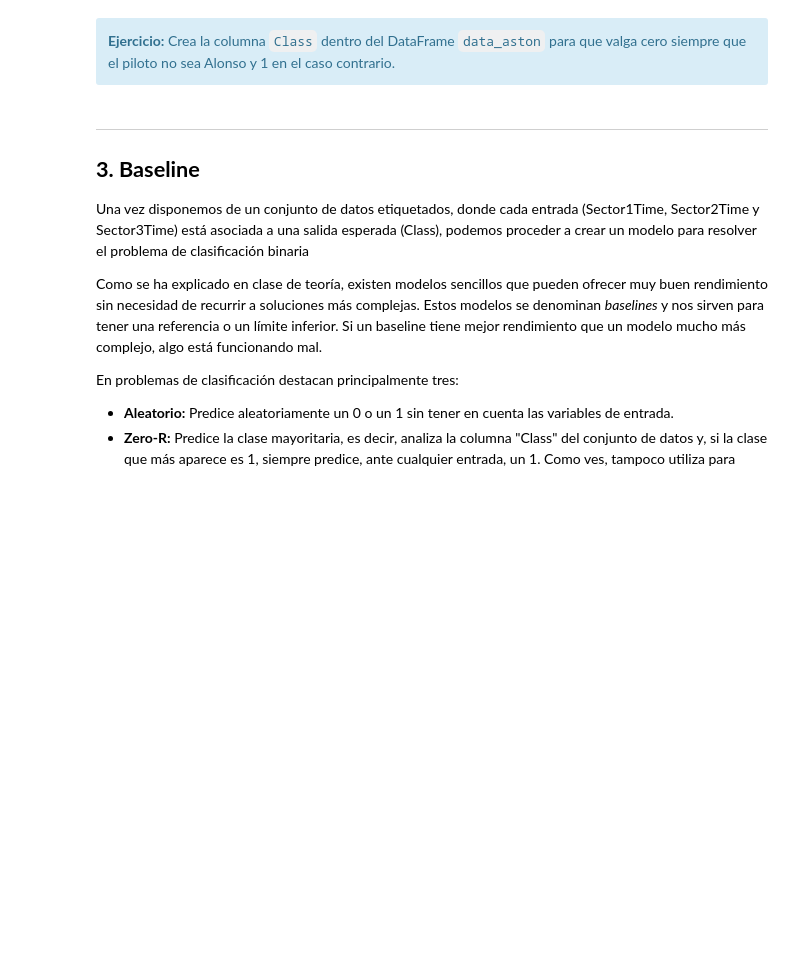
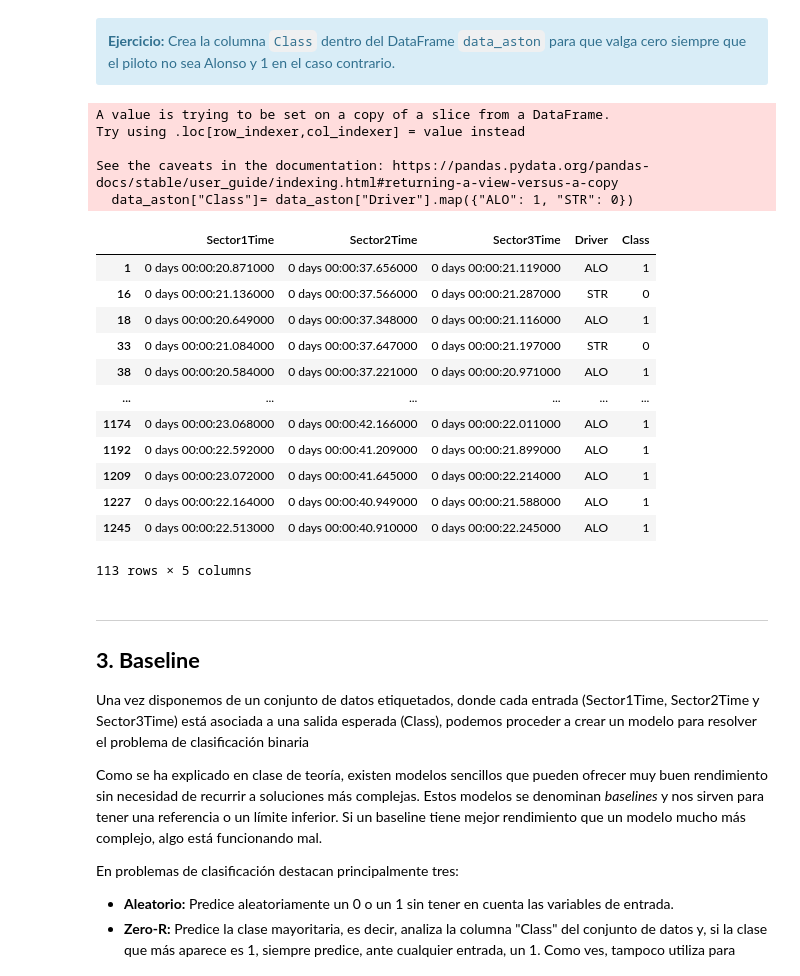
Before and after one commit to medinafdzz/Sistemas-Inteligentes, a Jupyter notebook: prácticas/ES/P3/P3.1-Clasificación.ipynb, the cells around one changed output. Saved outputs shown, nothing was run; the diff lists cells and outputs as text; code cells hidden in the pictures; blank space fills up the shorter version.

```diff
--- a/prácticas/ES/P3/P3.1-Clasificación.ipynb
+++ b/prácticas/ES/P3/P3.1-Clasificación.ipynb
@@ -42,0 +41,9 @@ data = pd.read_pickle("https://raw.githubusercontent.com/AIC-Uniovi/Sistemas-Int
+# %%
+# Tu código aquí
+aston = data.loc[(data["Driver"]== "ALO") | (data["Driver"]=="STR")]
+
+data_aston = aston[["Sector1Time", "Sector2Time", "Sector3Time", "Driver"]]
+
+data_aston["Sector1Time"].dt.total_seconds()
+data_aston["Sector2Time"].dt.total_seconds()
+data_aston["Sector3Time"].dt.total_seconds()
@@ -55,3 +73,30 @@ Si la predicción del modelo es $0$, o menor de $0.5$, nos estará diciendo que
+# %%
+# Tu código aquí
+data_aston["Class"]= data_aston["Driver"].map({"ALO": 1, "STR": 0})
+
+data_aston["Class2"]= 0
+
+for index,driver in data_aston["Driver"]:
+    print(index)
+# %% [output]
+A value is trying to be set on a copy of a slice from a DataFrame.
+Try using .loc[row_indexer,col_indexer] = value instead
+
+See the caveats in the documentation: https://pandas.pydata.org/pandas-docs/stable/user_guide/indexing.html#returning-a-view-versus-a-copy
+  data_aston["Class"]= data_aston["Driver"].map({"ALO": 1, "STR": 0})
+|  | Sector1Time | Sector2Time | Sector3Time | Driver | Class |
+| 1 | 0 days 00:00:20.871000 | 0 days 00:00:37.656000 | 0 days 00:00:21.119000 | ALO | 1 |
+| 16 | 0 days 00:00:21.136000 | 0 days 00:00:37.566000 | 0 days 00:00:21.287000 | STR | 0 |
+| 18 | 0 days 00:00:20.649000 | 0 days 00:00:37.348000 | 0 days 00:00:21.116000 | ALO | 1 |
+| 33 | 0 days 00:00:21.084000 | 0 days 00:00:37.647000 | 0 days 00:00:21.197000 | STR | 0 |
+| 38 | 0 days 00:00:20.584000 | 0 days 00:00:37.221000 | 0 days 00:00:20.971000 | ALO | 1 |
+| ... | ... | ... | ... | ... | ... |
+| 1174 | 0 days 00:00:23.068000 | 0 days 00:00:42.166000 | 0 days 00:00:22.011000 | ALO | 1 |
+| 1192 | 0 days 00:00:22.592000 | 0 days 00:00:41.209000 | 0 days 00:00:21.899000 | ALO | 1 |
+| 1209 | 0 days 00:00:23.072000 | 0 days 00:00:41.645000 | 0 days 00:00:22.214000 | ALO | 1 |
+| 1227 | 0 days 00:00:22.164000 | 0 days 00:00:40.949000 | 0 days 00:00:21.588000 | ALO | 1 |
+| 1245 | 0 days 00:00:22.513000 | 0 days 00:00:40.910000 | 0 days 00:00:22.245000 | ALO | 1 |
+113 rows × 5 columns
 # %% [markdown]
 <hr>
 
```
Also changed, not shown: parts of 3 cells of this notebook.
